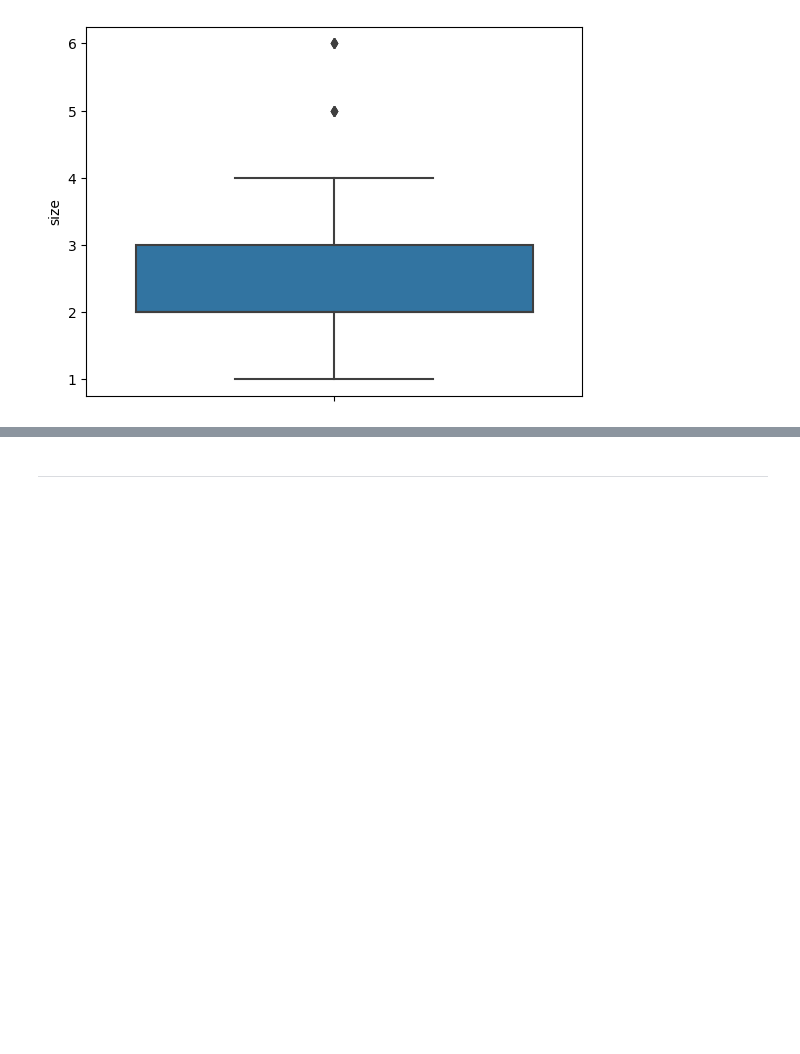
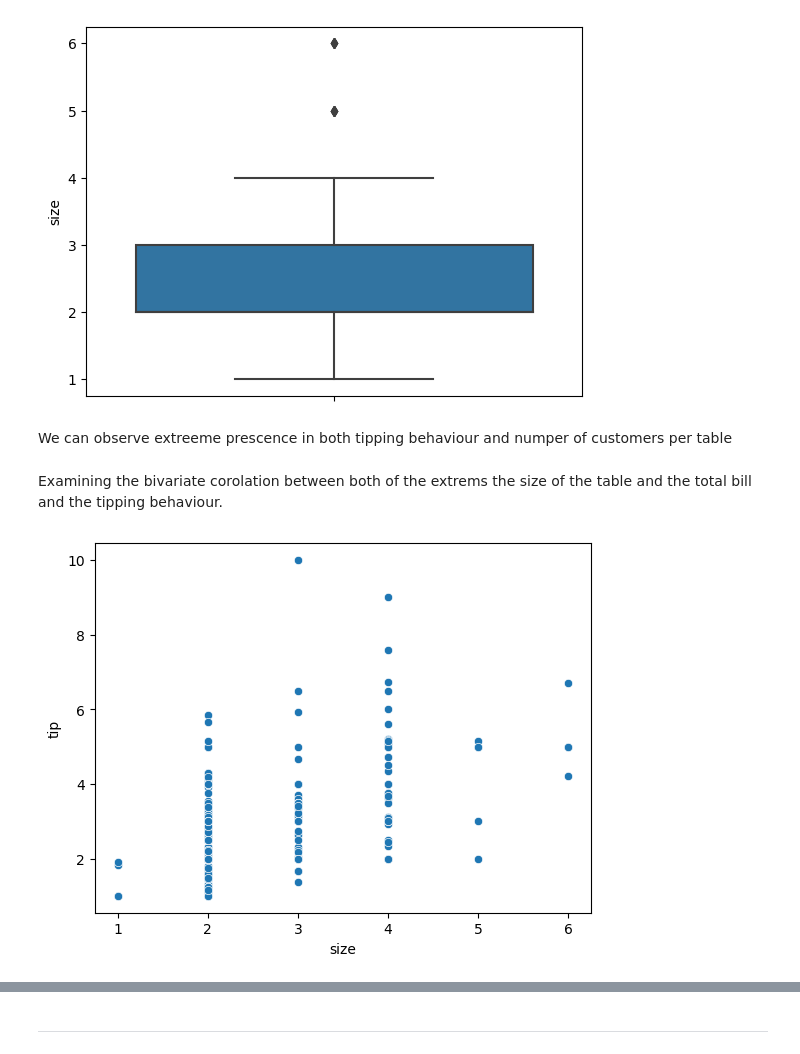
Before and after one commit to Abdallahelraey/Resturant-tip-analysis-and-prediction, a Jupyter notebook: tip_predicttion.ipynb, the cells around one changed output, grey strips where cells are left out. Cells and saved outputs as stored; diff of their text form; code cells hidden in the pictures; blank space fills up the shorter version.

```diff
--- a/tip_predicttion.ipynb
+++ b/tip_predicttion.ipynb
@@ -85,3 +92,11 @@ for column in data.columns:
 [figure]
 [figure]
 [figure]
+# %% [markdown]
+We can observe extreeme prescence in both tipping behaviour and numper of customers per table
+# %% [markdown]
+Examining the bivariate corolation between both of the extrems the size of the table and the total bill and the tipping behaviour.
+# %%
+sns.scatterplot(data=data,x=data["size"],y=data["tip"]);
+# %% [output]
+[figure, added]
```
Also changed, not shown: parts of 28 cells of this notebook.
